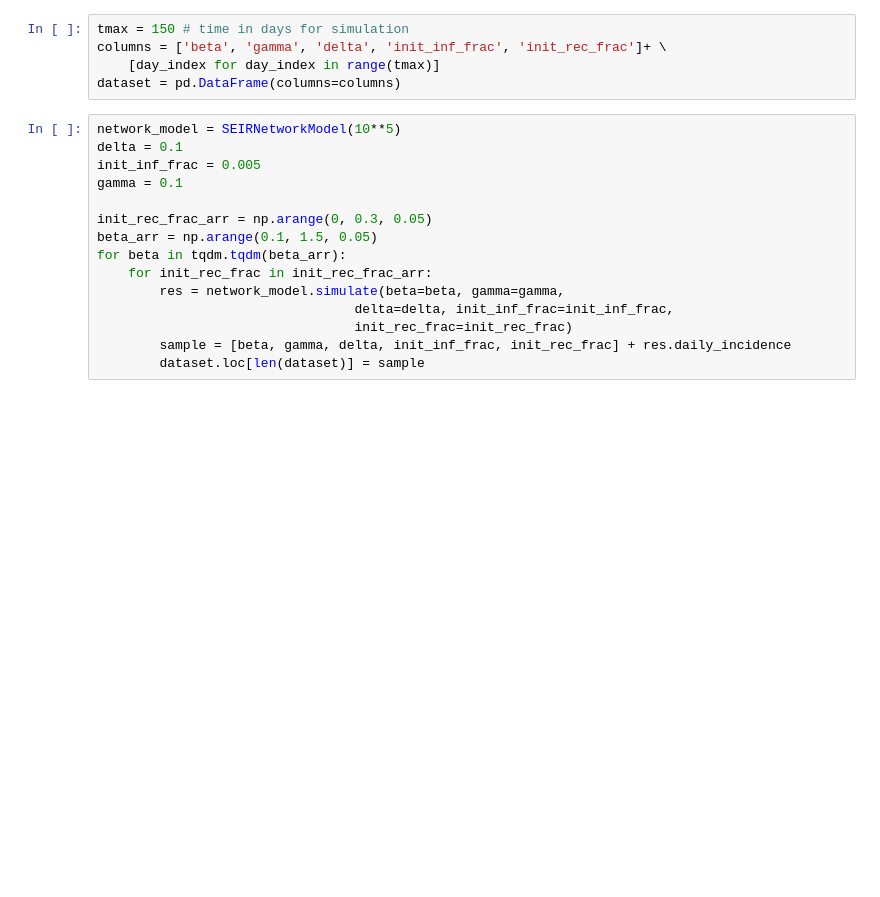
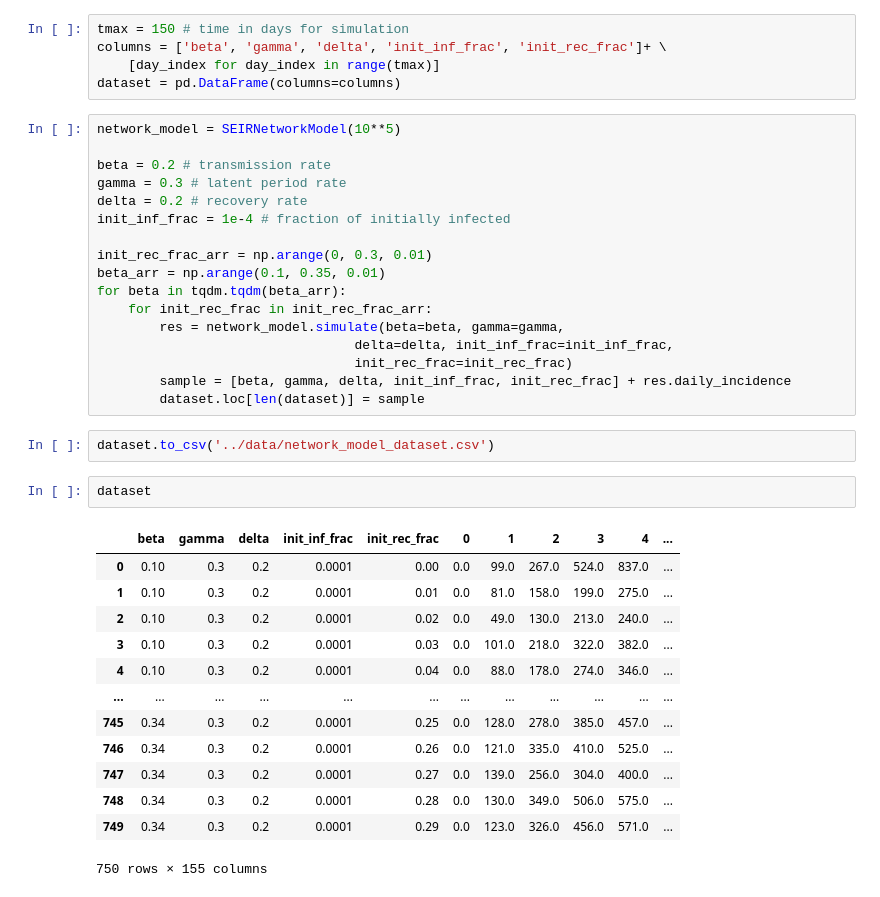
Before and after one commit to Mpkosh/hybrid_surrogate, a Jupyter notebook: notebooks/seir_network_dataset_generation.ipynb, the cells around one changed output. Drawn from its saved outputs; the diff is of its cells as text; blank space fills up the shorter version.

```diff
--- a/notebooks/seir_network_dataset_generation.ipynb
+++ b/notebooks/seir_network_dataset_generation.ipynb
@@ -20,12 +20,14 @@ columns = ['beta', 'gamma', 'delta', 'init_inf_frac', 'init_rec_frac']+ \
 dataset = pd.DataFrame(columns=columns)
 # %%
 network_model = SEIRNetworkModel(10**5)
-delta = 0.1
-init_inf_frac = 0.005
-gamma = 0.1
 
-init_rec_frac_arr = np.arange(0, 0.3, 0.05)
-beta_arr = np.arange(0.1, 1.5, 0.05)
+beta = 0.2 # transmission rate
+gamma = 0.3 # latent period rate
+delta = 0.2 # recovery rate
+init_inf_frac = 1e-4 # fraction of initially infected
+
+init_rec_frac_arr = np.arange(0, 0.3, 0.01)
+beta_arr = np.arange(0.1, 0.35, 0.01)
 for beta in tqdm.tqdm(beta_arr):
     for init_rec_frac in init_rec_frac_arr:
         res = network_model.simulate(beta=beta, gamma=gamma,
@@ -33,4 +35,22 @@ for beta in tqdm.tqdm(beta_arr):
                                  init_rec_frac=init_rec_frac)
         sample = [beta, gamma, delta, init_inf_frac, init_rec_frac] + res.daily_incidence
         dataset.loc[len(dataset)] = sample
+# %%
+dataset.to_csv('../data/network_model_dataset.csv')
+# %%
+dataset
+# %% [output]
+|  | beta | gamma | delta | init_inf_frac | init_rec_frac | 0 | 1 | 2 | 3 | 4 | ... |
+| 0 | 0.10 | 0.3 | 0.2 | 0.0001 | 0.00 | 0.0 | 99.0 | 267.0 | 524.0 | 837.0 | ... |
+| 1 | 0.10 | 0.3 | 0.2 | 0.0001 | 0.01 | 0.0 | 81.0 | 158.0 | 199.0 | 275.0 | ... |
+| 2 | 0.10 | 0.3 | 0.2 | 0.0001 | 0.02 | 0.0 | 49.0 | 130.0 | 213.0 | 240.0 | ... |
+| 3 | 0.10 | 0.3 | 0.2 | 0.0001 | 0.03 | 0.0 | 101.0 | 218.0 | 322.0 | 382.0 | ... |
+| 4 | 0.10 | 0.3 | 0.2 | 0.0001 | 0.04 | 0.0 | 88.0 | 178.0 | 274.0 | 346.0 | ... |
+| ... | ... | ... | ... | ... | ... | ... | ... | ... | ... | ... | ... |
+| 745 | 0.34 | 0.3 | 0.2 | 0.0001 | 0.25 | 0.0 | 128.0 | 278.0 | 385.0 | 457.0 | ... |
+| 746 | 0.34 | 0.3 | 0.2 | 0.0001 | 0.26 | 0.0 | 121.0 | 335.0 | 410.0 | 525.0 | ... |
+| 747 | 0.34 | 0.3 | 0.2 | 0.0001 | 0.27 | 0.0 | 139.0 | 256.0 | 304.0 | 400.0 | ... |
+| 748 | 0.34 | 0.3 | 0.2 | 0.0001 | 0.28 | 0.0 | 130.0 | 349.0 | 506.0 | 575.0 | ... |
+| 749 | 0.34 | 0.3 | 0.2 | 0.0001 | 0.29 | 0.0 | 123.0 | 326.0 | 456.0 | 571.0 | ... |
+750 rows × 155 columns
 # %%
```
Also changed, not shown: parts of 2 cells of this notebook, 6 other files.
